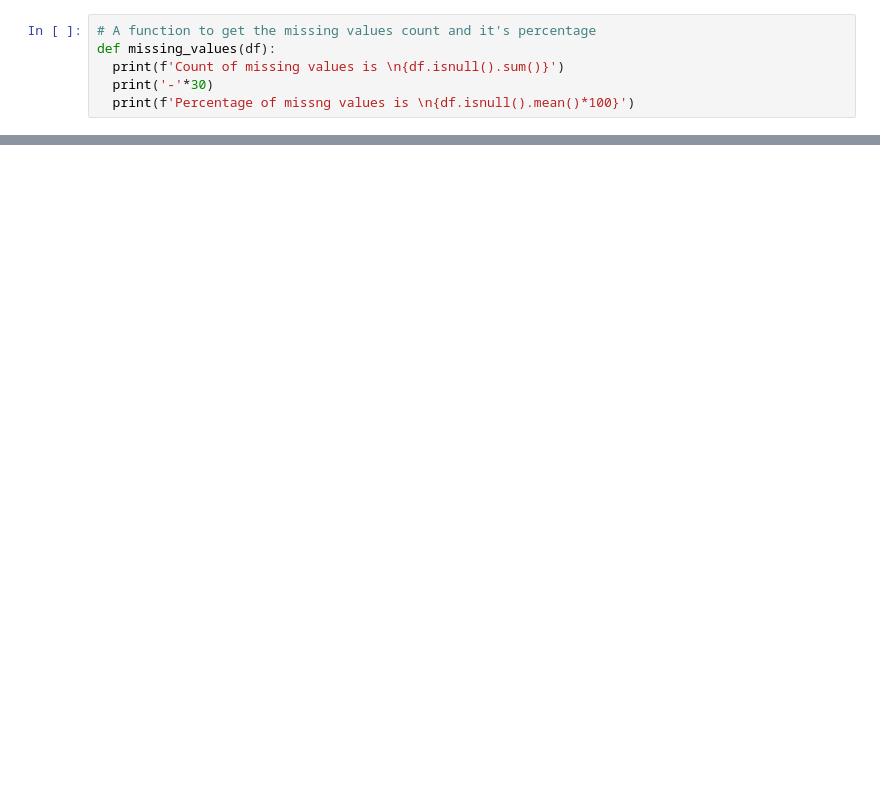
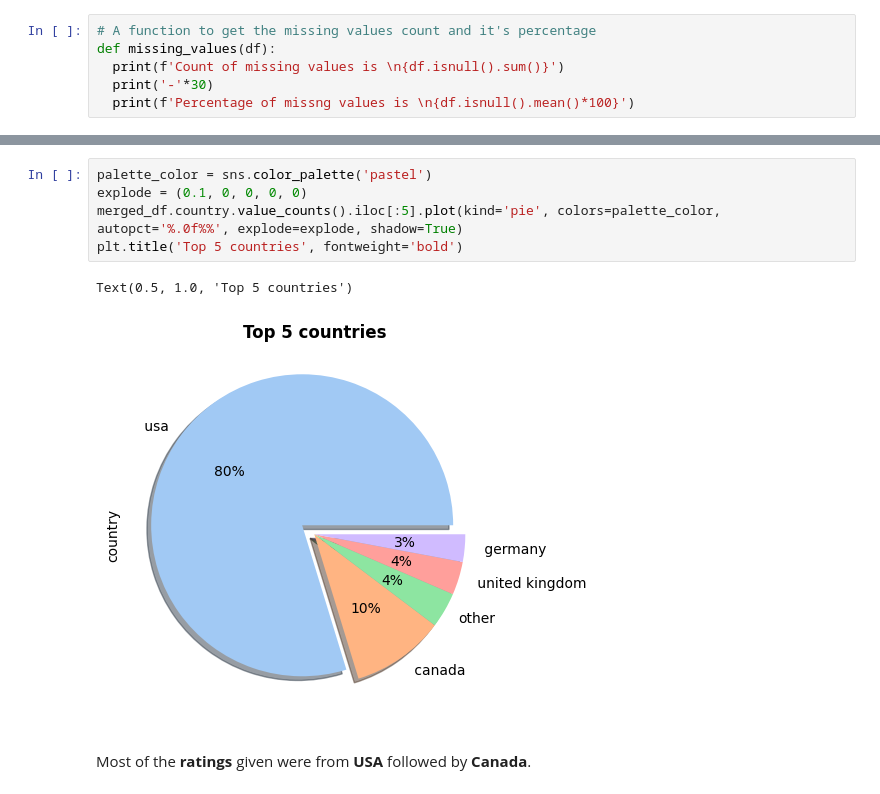
Before and after one commit to sahu-vishal/Book-Recommendation-System, a Jupyter notebook: Book_Recommendation_System.ipynb, the cells around one changed output, grey strips where cells are left out. Saved outputs shown, nothing was run; the diff lists cells and outputs as text; blank space fills up the shorter version.

```diff
--- a/Book_Recommendation_System.ipynb
+++ b/Book_Recommendation_System.ipynb
@@ -402,0 +430,10 @@ dtype: float64
+# %%
+palette_color = sns.color_palette('pastel')
+explode = (0.1, 0, 0, 0, 0)
+merged_df.country.value_counts().iloc[:5].plot(kind='pie', colors=palette_color, autopct='%.0f%%', explode=explode, shadow=True)
+plt.title('Top 5 countries', fontweight='bold')
+# %% [output]
+Text(0.5, 1.0, 'Top 5 countries')
+[figure, added]
+# %% [markdown]
+Most of the **ratings** given were from **USA** followed by **Canada**.
```
Also changed, not shown: parts of 71 cells of this notebook.
